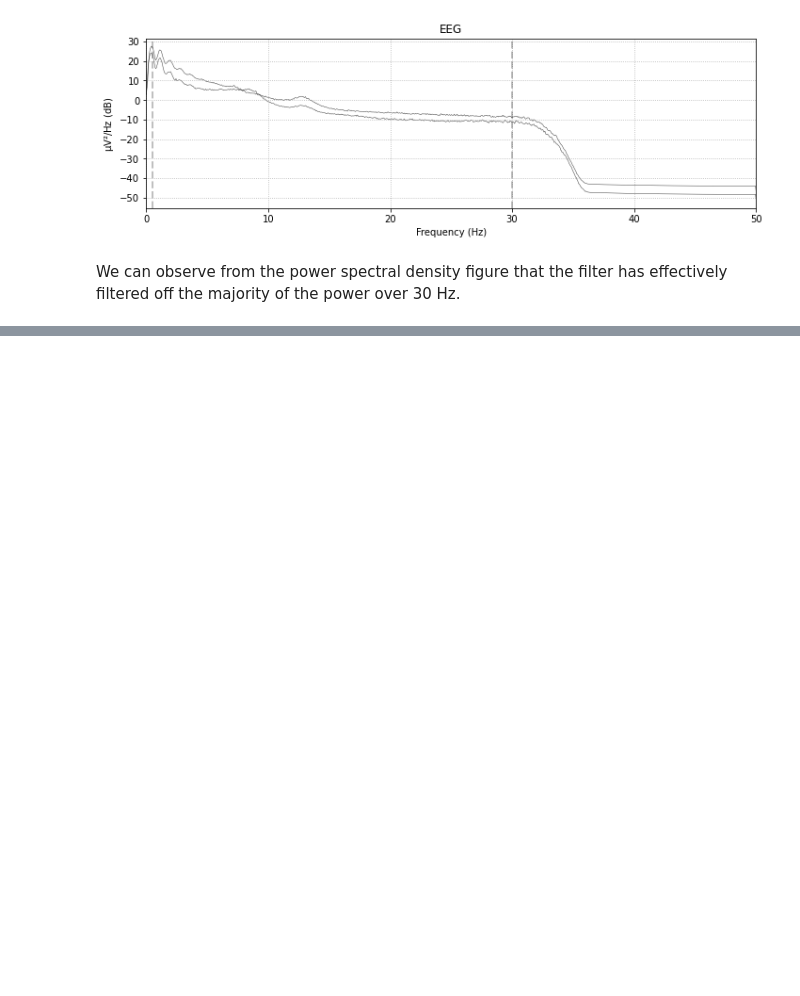
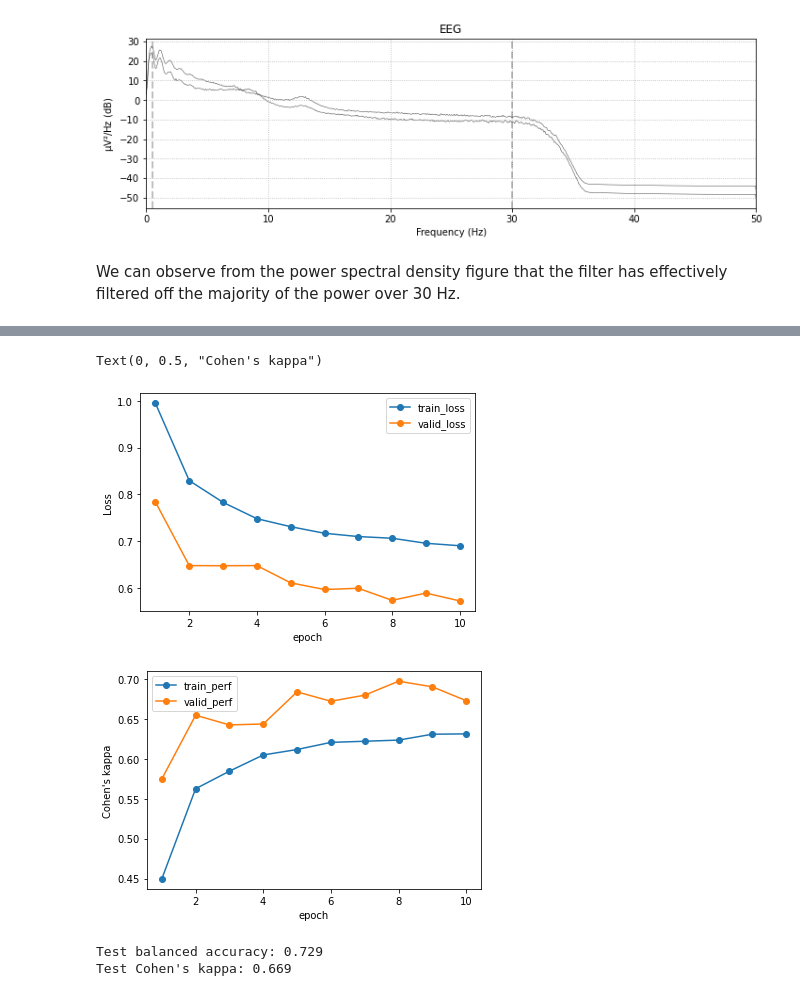
Before and after one commit to rakaUconn/Sleep_stage_classification, a Jupyter notebook: sleep_stage_classification.ipynb, the cells around one changed output, grey strips where cells are left out. Drawn from its saved outputs; the diff is of its cells as text; code cells hidden in the pictures; blank space fills up the shorter version.

```diff
--- a/sleep_stage_classification.ipynb
+++ b/sleep_stage_classification.ipynb
@@ -274,0 +481,14 @@ dataset = ConcatDataset(all_datasets)
+# %%
+from torch.utils.data import DataLoader
+
+# Create dataloaders
+train_batch_size = 128  # Important hyperparameter
+valid_batch_size = 256  # Can be made as large as what fits in memory; won't impact performance
+num_workers = 0  # Number of processes to use for the data loading process; 0 is the main Python process
+
+loader_train = DataLoader(
+    train_ds, batch_size=train_batch_size, shuffle=True, num_workers=num_workers)
+loader_valid = DataLoader(
+    valid_ds, batch_size=valid_batch_size, shuffle=False, num_workers=num_workers)
+loader_test = DataLoader(
+    test_ds, batch_size=valid_batch_size, shuffle=False, num_workers=num_workers)
@@ -274,0 +626,13 @@ dataset = ConcatDataset(all_datasets)
+# %%
+from torch.nn import CrossEntropyLoss
+from torch.optim import Adam
+
+optimizer = Adam(model.parameters(), lr=1e-3, weight_decay=0)
+criterion = CrossEntropyLoss(weight=torch.Tensor(class_weights).to(device))
+# %%
+n_epochs = 10
+patience = 5
+
+best_model, history = train(
+    model, loader_train, loader_valid, optimizer, criterion, n_epochs, patience,
+    device, metric=cohen_kappa_score)
@@ -274,0 +659,38 @@ dataset = ConcatDataset(all_datasets)
+# %%
+# Visualizing the learning curves
+
+history_df = pd.DataFrame(history)
+ax1 = history_df.plot(x='epoch', y=['train_loss', 'valid_loss'], marker='o')
+ax1.set_ylabel('Loss')
+ax2 = history_df.plot(x='epoch', y=['train_perf', 'valid_perf'], marker='o')
+ax2.set_ylabel('Cohen\'s kappa')
+# %% [output]
+Text(0, 0.5, "Cohen's kappa")
+[figure, added]
+[figure, added]
+# %%
+# Compute test performance
+
+best_model.eval()
+
+y_pred_all, y_true_all = [], []
+for batch_x, batch_y in loader_test:
+    batch_x = batch_x.to(device=device, dtype=torch.float32)
+    batch_y = batch_y.to(device=device, dtype=torch.int64)
+    output = model.forward(batch_x)
+    y_pred_all.append(torch.argmax(output, axis=1).cpu().numpy())
+    y_true_all.append(batch_y.cpu().numpy())
+
+y_pred = np.concatenate(y_pred_all)
+y_true = np.concatenate(y_true_all)
+rec_ids = np.concatenate(  # indicates which recording each example comes from
+    [[i] * len(ds) for i, ds in enumerate(test_ds.datasets)])
+
+test_bal_acc = balanced_accuracy_score(y_true, y_pred)
+test_kappa = cohen_kappa_score(y_true, y_pred)
+
+print(f'Test balanced accuracy: {test_bal_acc:0.3f}')
+print(f'Test Cohen\'s kappa: {test_kappa:0.3f}')
+# %% [output]
+Test balanced accuracy: 0.729
+Test Cohen's kappa: 0.669
```
Also changed, not shown: parts of 14 cells of this notebook.
